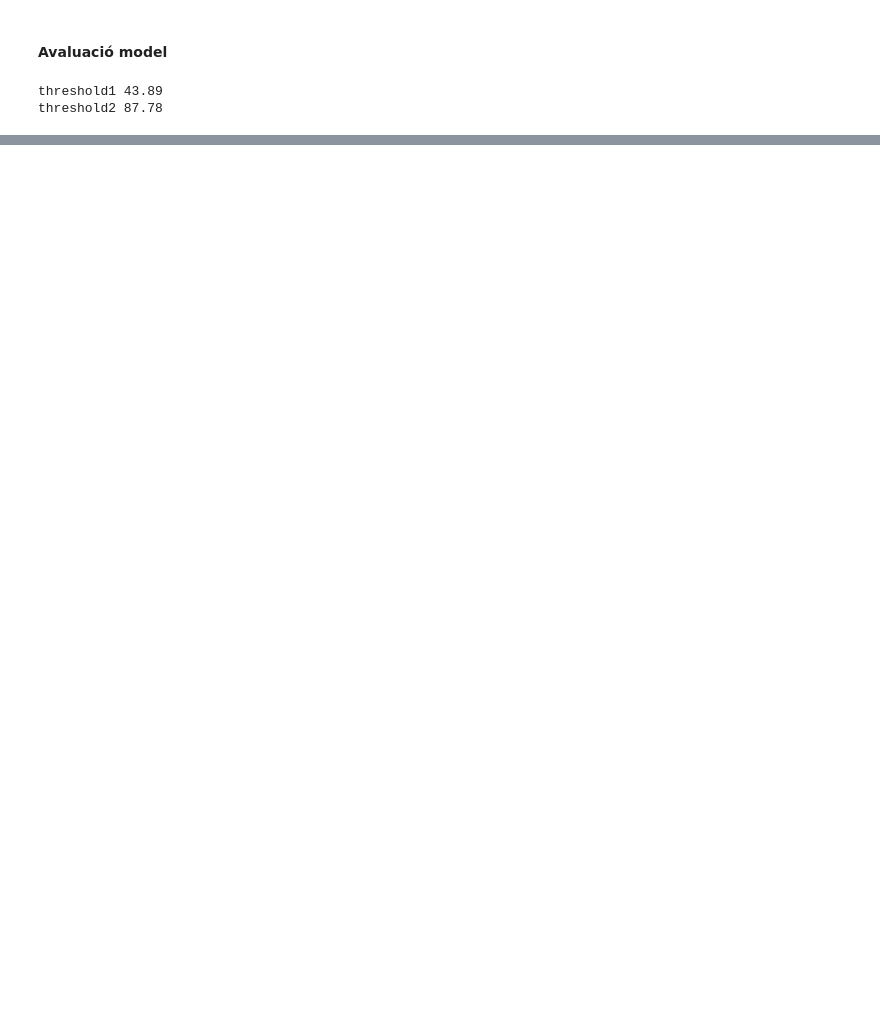
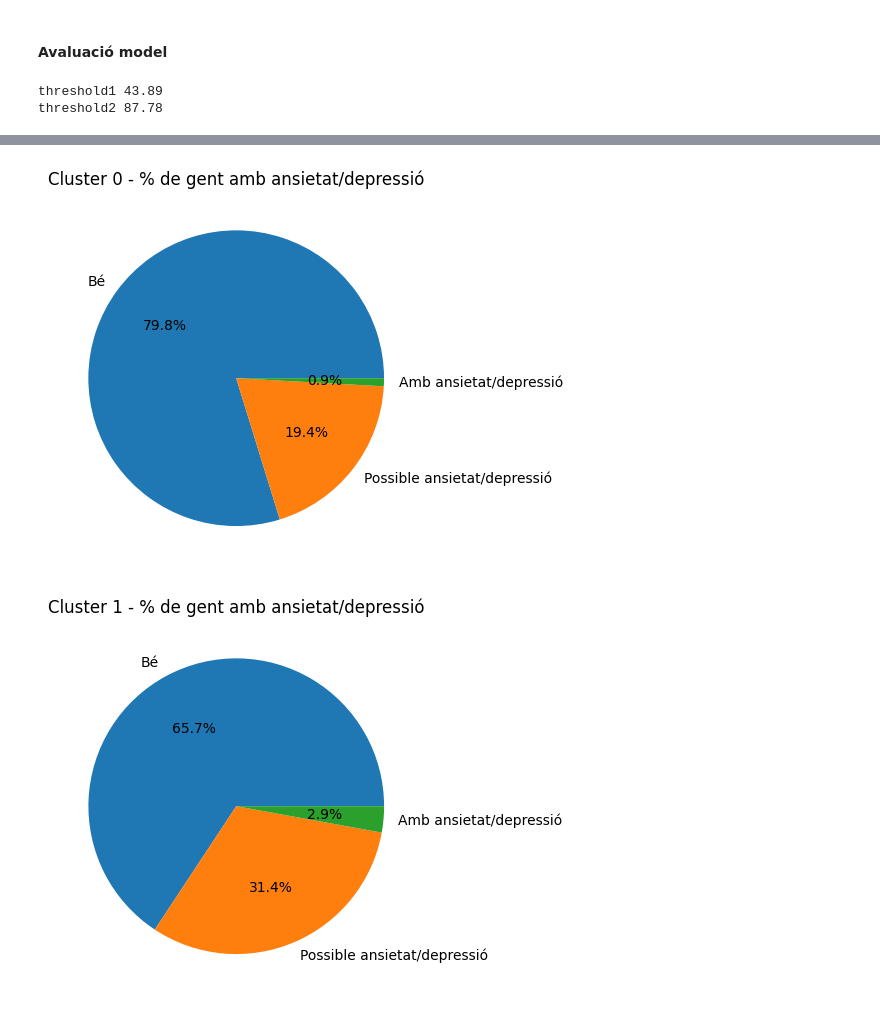
Before and after one commit to DCC-UAB/ACproject-07, a Jupyter notebook: codi/gaussianMixture.ipynb, the cells around one changed output, grey strips where cells are left out. Cells and saved outputs as stored; diff of their text form; code cells hidden in the pictures; blank space fills up the shorter version.

```diff
--- a/codi/gaussianMixture.ipynb
+++ b/codi/gaussianMixture.ipynb
@@ -1302,0 +1420,14 @@ Ara amb la segona reducció tenim:
+# %%
+labels = 'Bé', 'Possible ansietat/depressió', 'Amb ansietat/depressió'
+dades = []
+for c in range(n_grups):
+    dades.append([count_by_cluster1[c], count_by_cluster2[c], count_by_cluster3[c]])
+
+for i, d in enumerate(dades):
+    fig, ax = plt.subplots()
+    ax.pie(d, labels=labels, autopct='%1.1f%%')
+    ax.set_title(f'Cluster {i} - % de gent amb ansietat/depressió')
+    plt.show()
+# %% [output]
+[figure, added]
+[figure, added]
```
Also changed, not shown: parts of 31 cells of this notebook.
